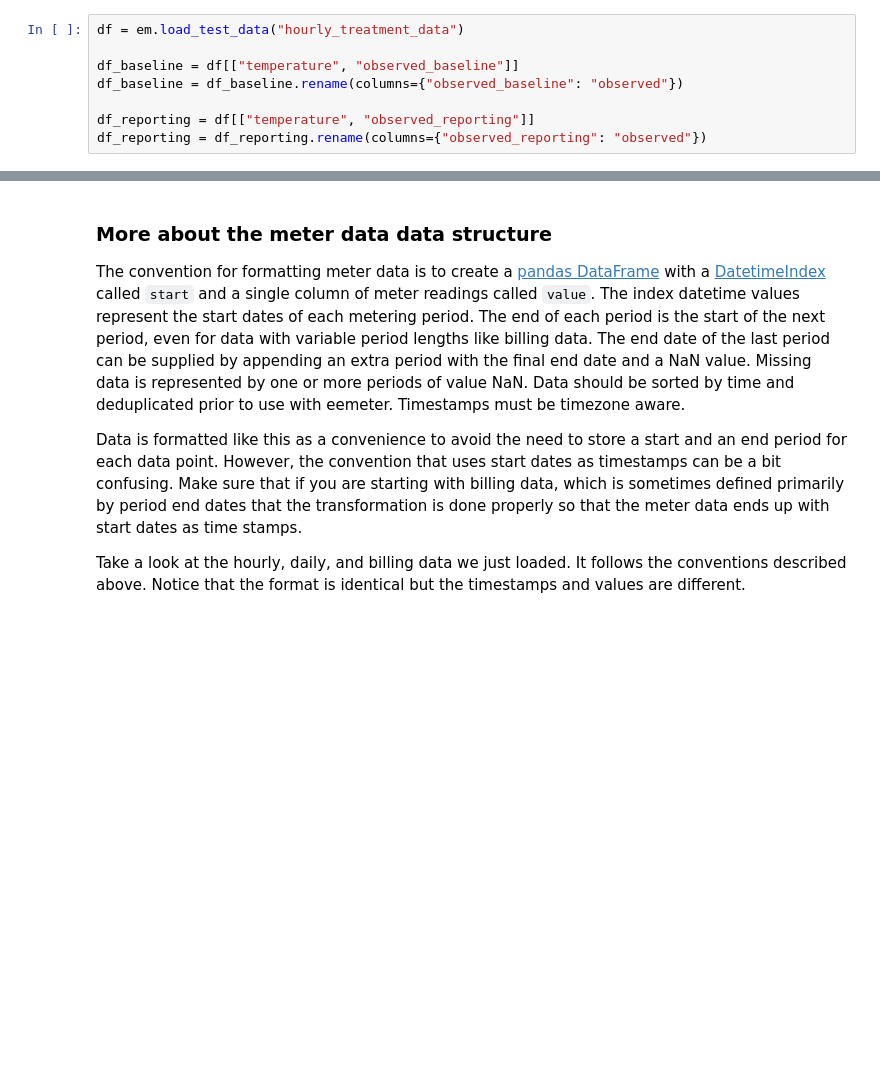
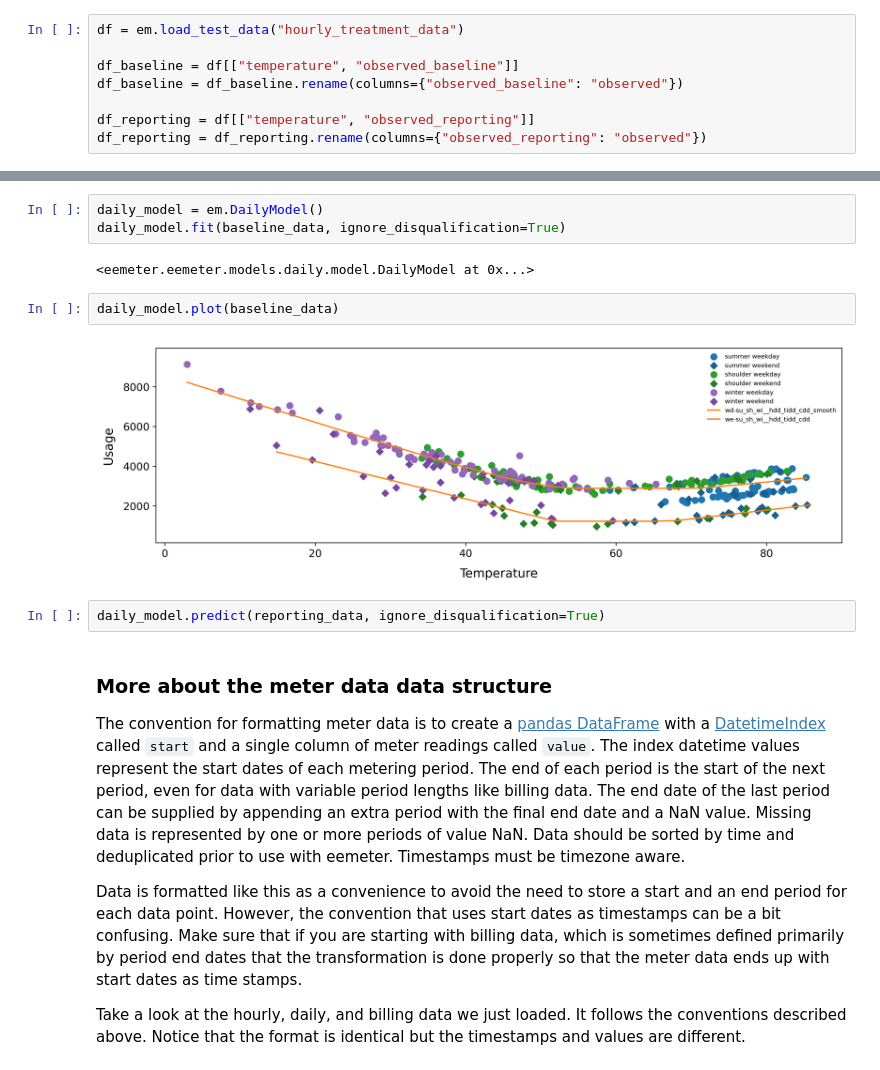
Before and after one commit to openeemeter/eemeter, a Jupyter notebook: scripts/daily_model_tutorial.ipynb, the cells around one changed output, grey strips where cells are left out. Saved outputs shown, nothing was run; the diff lists cells and outputs as text; blank space fills up the shorter version.

Commit message:
moved common functions and improved daily plotting function
Signed-off-by: travis-recurve <124101151+travis-recurve@users.noreply.github.com>

```diff
--- a/scripts/daily_model_tutorial.ipynb
+++ b/scripts/daily_model_tutorial.ipynb
@@ -107,3 +130,14 @@ MergeError: incompatible merge keys [0] datetime64[ns, America/Chicago] and date
+# %%
+daily_model = em.DailyModel()
+daily_model.fit(baseline_data, ignore_disqualification=True)
+# %% [output]
+<eemeter.eemeter.models.daily.model.DailyModel at 0x...>
+# %%
+daily_model.plot(baseline_data)
+# %% [output]
+[figure, added]
+# %%
+daily_model.predict(reporting_data, ignore_disqualification=True)
 # %% [markdown]
 ### More about the meter data data structure
 
```
Also changed, not shown: parts of 4 cells of this notebook, 16 other files.
